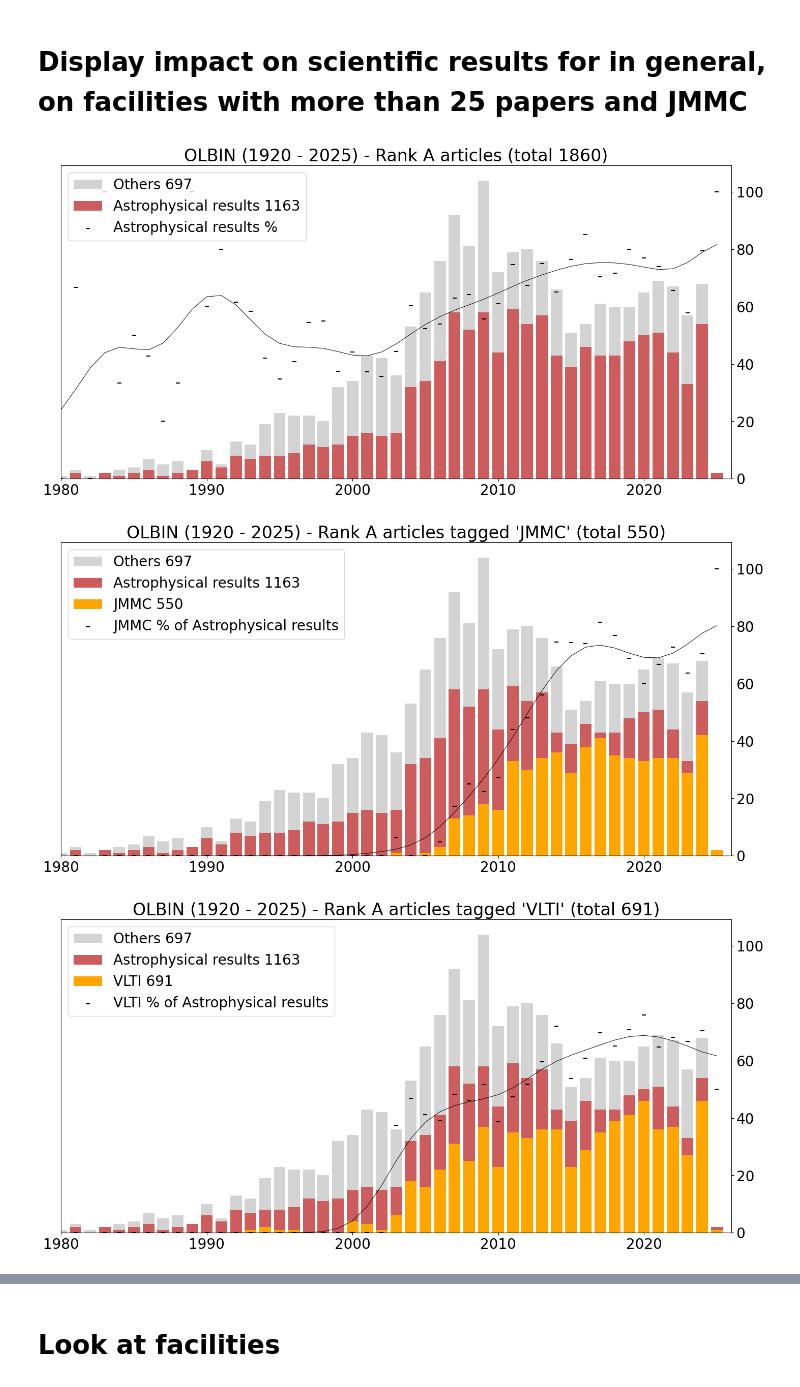
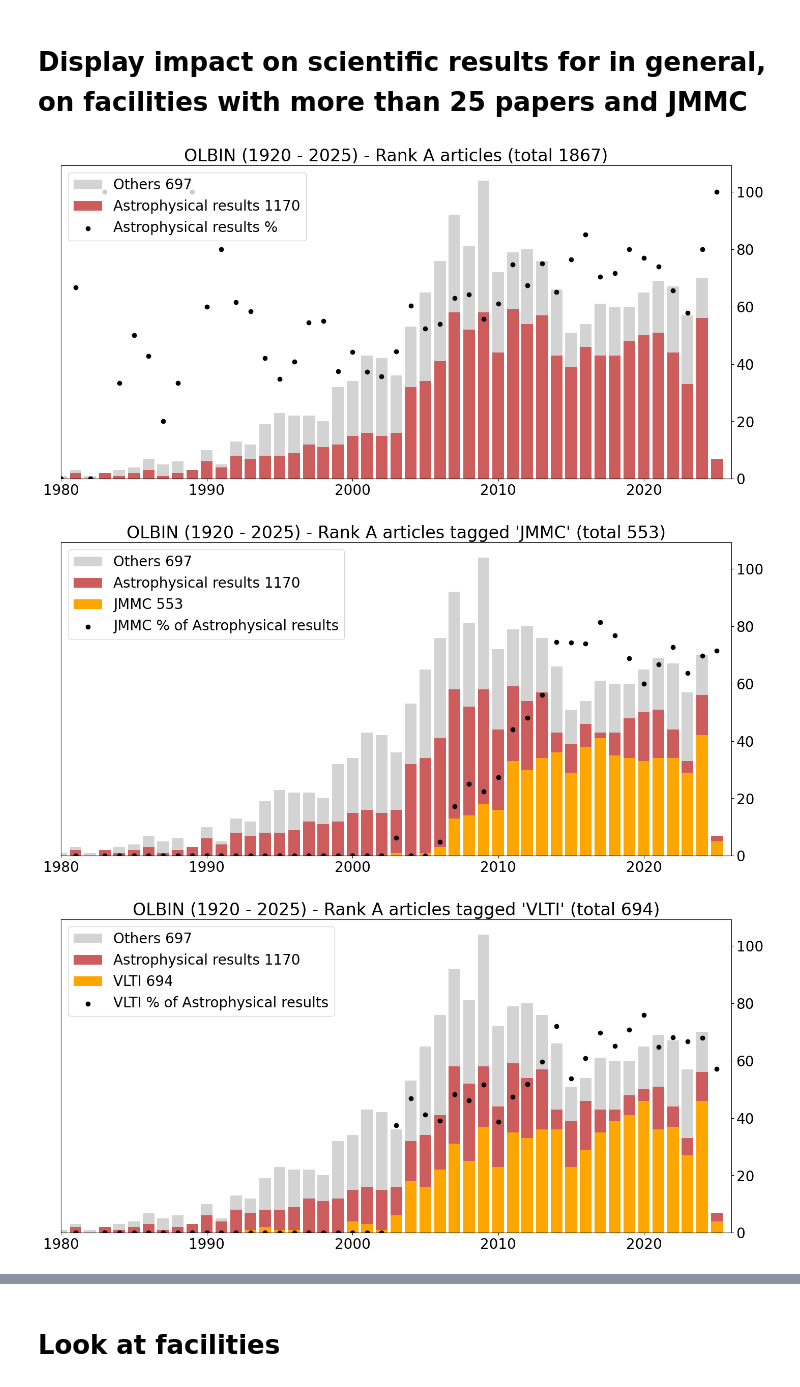
Before and after one commit to JMMC-OpenDev/jmmc-python-snippets, a Jupyter notebook: olbin-pubs.ipynb, the cells around one changed output, grey strips where cells are left out. Drawn from its saved outputs; the diff is of its cells as text; code cells hidden in the pictures.

Commit message:
remove gausian plot for % of astrophysical results + update

```diff
--- a/olbin-pubs.ipynb
+++ b/olbin-pubs.ipynb
@@ -129,36 +129,35 @@ for tag in tags:
     # figure
     fig, ax = plt.subplots()
     p1 = ax.bar(olbin.YEAR, s1, color='lightgrey')
     p2 = ax.bar(olbin.YEAR, s2, color='indianred')
 
     legends = ["Others "+str(sum(s1) - sum(s2)), "Astrophysical results "+str(sum(s2)) ]
     axes = [p1,p2]
     if tag :
         p3 = ax.bar(olbin.YEAR, s3, color='orange')
         op = ax.set_title("OLBIN (%s - %s) - Rank A articles tagged '%s' (total %d)"%(min(olbin.YEAR), max(olbin.YEAR), tag, sum(s3) ))
         s3legend = tag+" "+str(sum(s3))
         s4legend = f"{tag} % of Astrophysical results"
         legends.append(s3legend)
         axes.append(p3)
     else :
         op = ax.set_title("OLBIN (%s - %s) - Rank A articles (total %d)"%(min(olbin.YEAR), max(olbin.YEAR), sum(s1)))
         s4legend = "Astrophysical results %"
 
 
 
     if add_percent:
-        p4 = ax.scatter (olbin.YEAR, s4, color='black', marker='_')
-        s4=gaussian_filter1d(s4, sigma=2)
-        p5 = ax.plot (olbin.YEAR, s4, color='black', linewidth=.7)
+        p4 = ax.scatter (olbin.YEAR, s4, color='black', marker='o')
+        #p5 = ax.plot (olbin.YEAR, s4, color='black', linewidth=.7)
         legends.append(s4legend)
         axes.append(p4)
 
     op = ax.legend(axes, legends, loc='upper left')
 
 
     op = ax.set_xlim(1980,max(olbin.YEAR)+1)
     op = ax.yaxis.tick_right()
 # %% [output]
-[figure, old version]
+[figure, new version]
-[figure, old version]
+[figure, new version]
-[figure, old version]
+[figure, new version]
```
Also changed, not shown: parts of 8 cells of this notebook.
